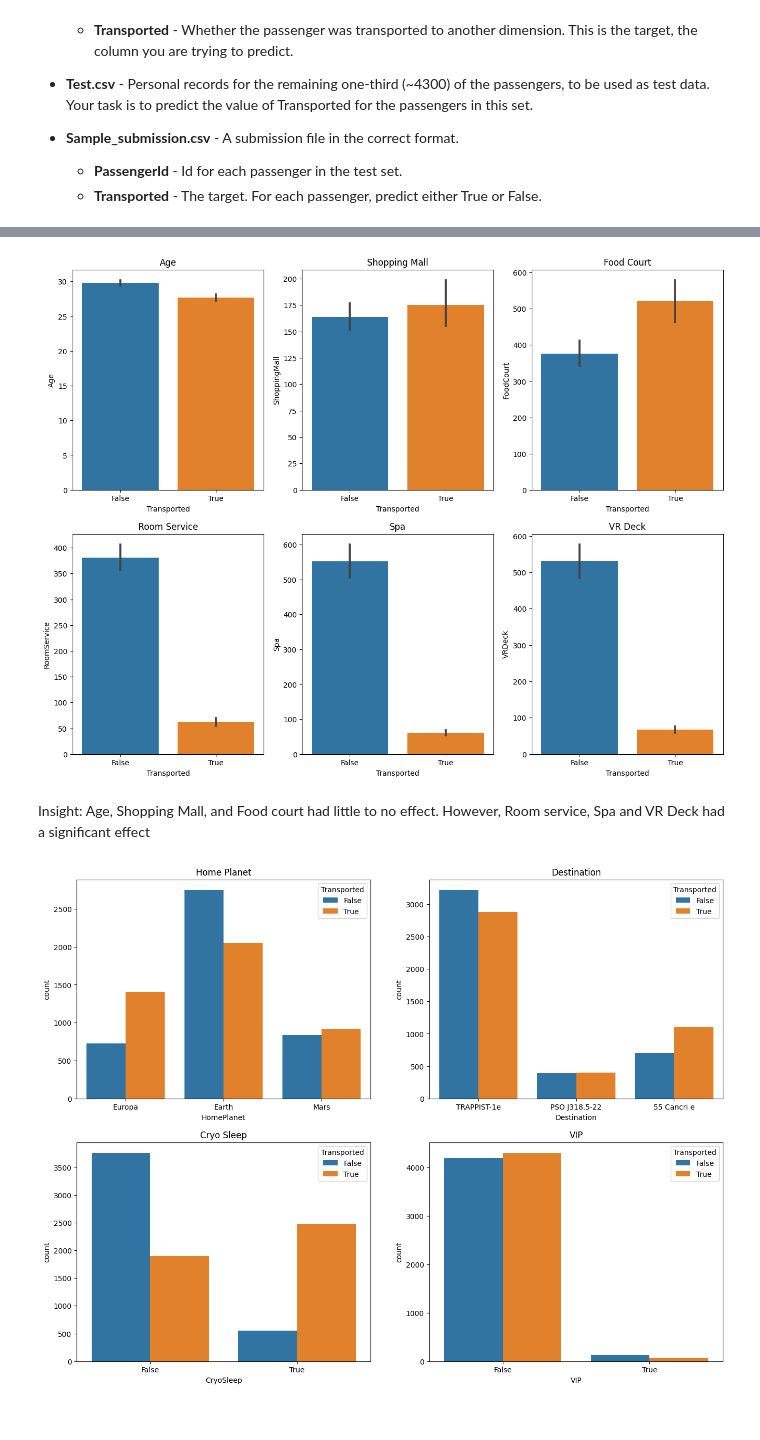
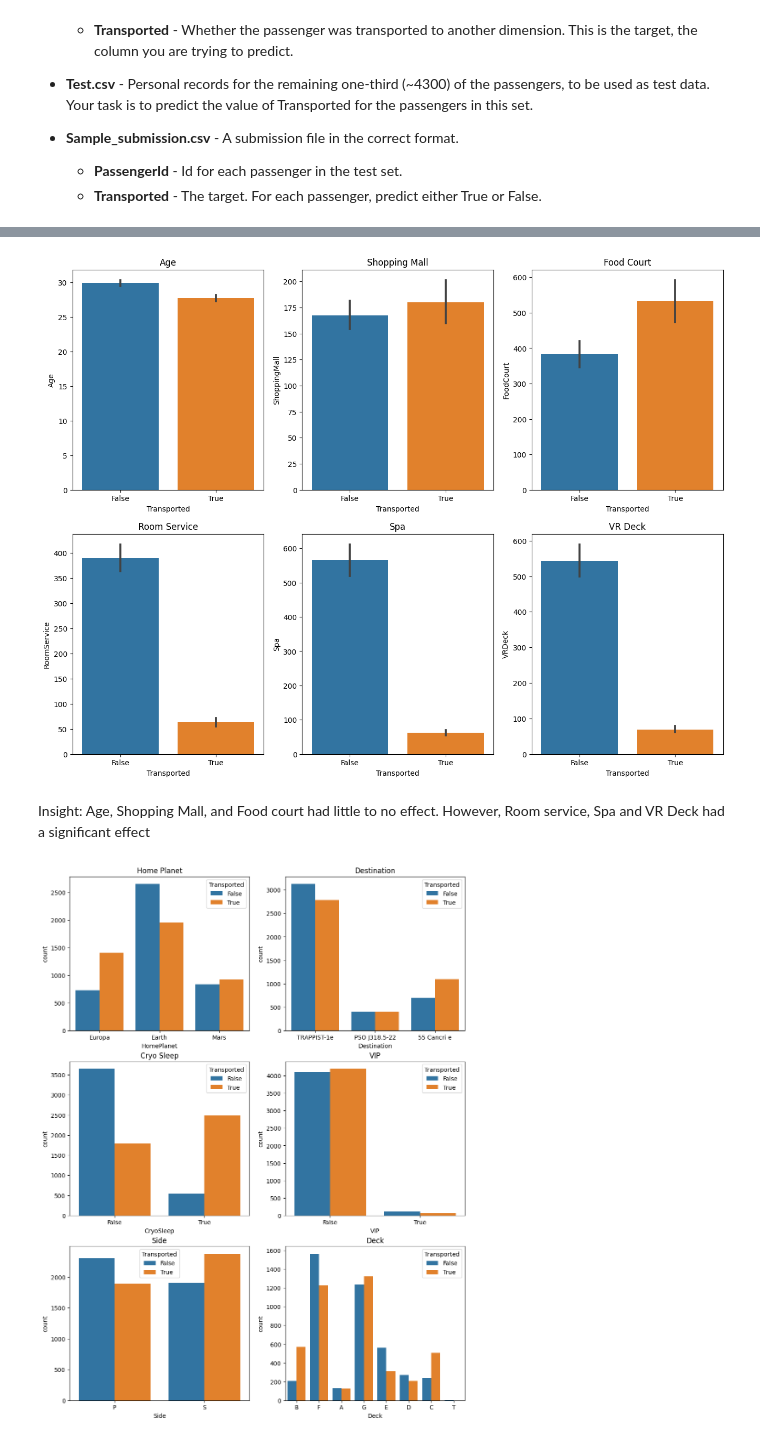
Before and after one commit to Mezue1/DataScienceProjects, a Jupyter notebook: spaceship.ipynb, the cells around one changed output, grey strips where cells are left out. Drawn from its saved outputs; the diff is of its cells as text; code cells hidden in the pictures.

```diff
--- a/spaceship.ipynb
+++ b/spaceship.ipynb
@@ -68,0 +53,8 @@ dtype: float64
+# %%
+# The deck and side are useful pieces of information that can be extracted from the Cabin column
+train[["Deck", "Number", "Side"]] = train["Cabin"].str.split("/", expand=True)
+test[["Deck", "Number", "Side"]] = test["Cabin"].str.split("/", expand=True)
+
+#All these columns provide unique data, so will not aid in analysis
+train = train.drop(['PassengerId', 'Name', 'Cabin', 'Number'], axis=1)
+test = test.drop(['PassengerId', 'Name', 'Cabin', 'Number'], axis=1)
@@ -82,4 +119,0 @@ plt.title('Distribution of Missing Values',fontsize=30, fontstyle= 'oblique');
-# %%
-#Very simple imputation, replace all missing values with the modal value
-train[missing_cols]=train[missing_cols].fillna(train.mode().iloc[0])
-test[missing_columns]=test[missing_columns].fillna(test.mode().iloc[0])
@@ -143,26 +144,34 @@ plt.subplot(2,3,6)
 plt.title("VR Deck")
 sns.barplot(data = train, x = "Transported", y = "VRDeck");
 # %% [output]
-[figure, old version]
+[figure, new version]
 # %% [markdown]
 Insight: Age, Shopping Mall, and Food court had little to no effect. However, Room service, Spa and VR Deck had a significant effect
 # %%
-plt.figure(figsize = (16,12))
+plt.figure(figsize = (12,16))
 
-plt.subplot(2,2,1)
+plt.subplot(3,2,1)
 plt.title("Home Planet")
 sns.countplot(data = train,x="HomePlanet", hue = "Transported");
 
-plt.subplot(2,2,2)
+plt.subplot(3,2,2)
 plt.title("Destination")
 sns.countplot(data = train,x="Destination", hue = "Transported");
 
-plt.subplot(2,2,3)
+plt.subplot(3,2,3)
 plt.title("Cryo Sleep")
 sns.countplot(data = train,x="CryoSleep", hue = "Transported");
 
-plt.subplot(2,2,4)
+plt.subplot(3,2,4)
 plt.title("VIP")
 sns.countplot(data = train,x="VIP", hue = "Transported");
+
+plt.subplot(3,2,5)
+plt.title("Side")
+sns.countplot(data = train,x="Side", hue = "Transported");
+
+plt.subplot(3,2,6)
+plt.title("Deck")
+sns.countplot(data = train,x="Deck", hue = "Transported");
 # %% [output]
-[figure, old version]
+[figure, new version]
```
Also changed, not shown: parts of 39 cells of this notebook.
